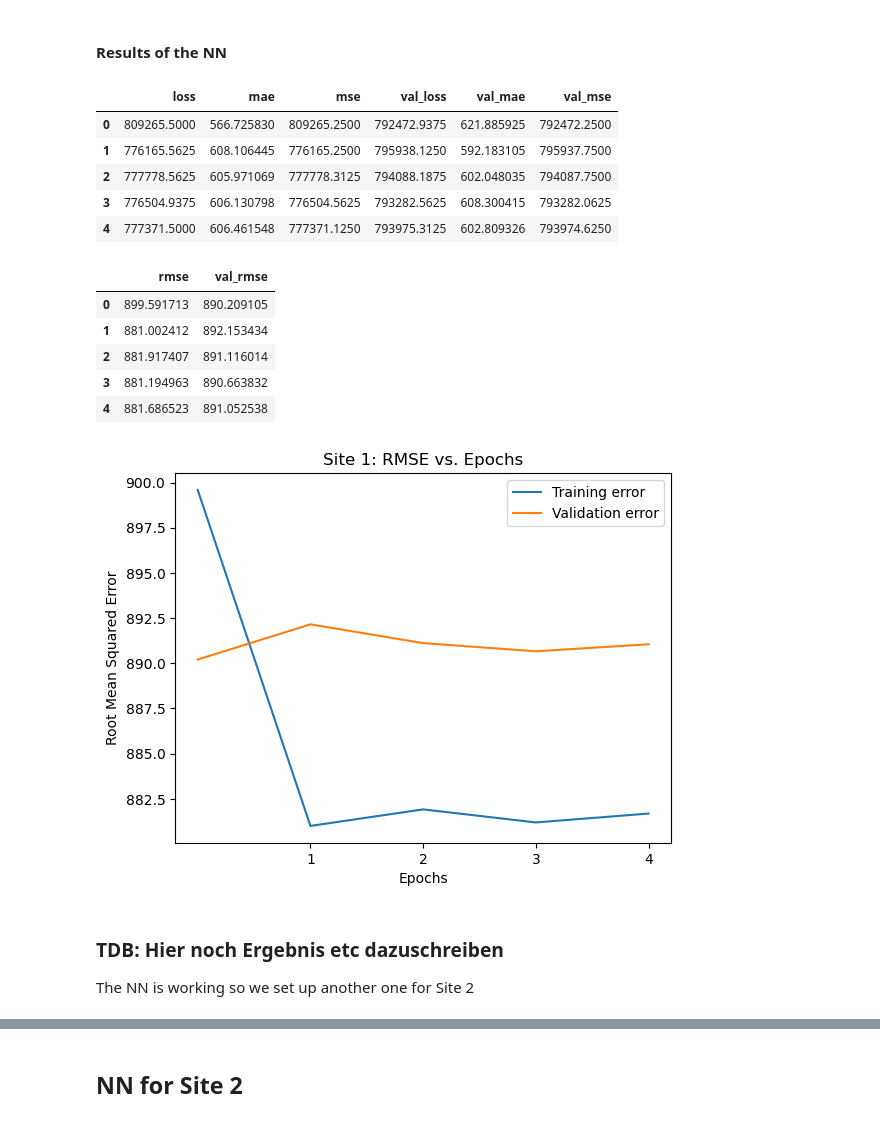
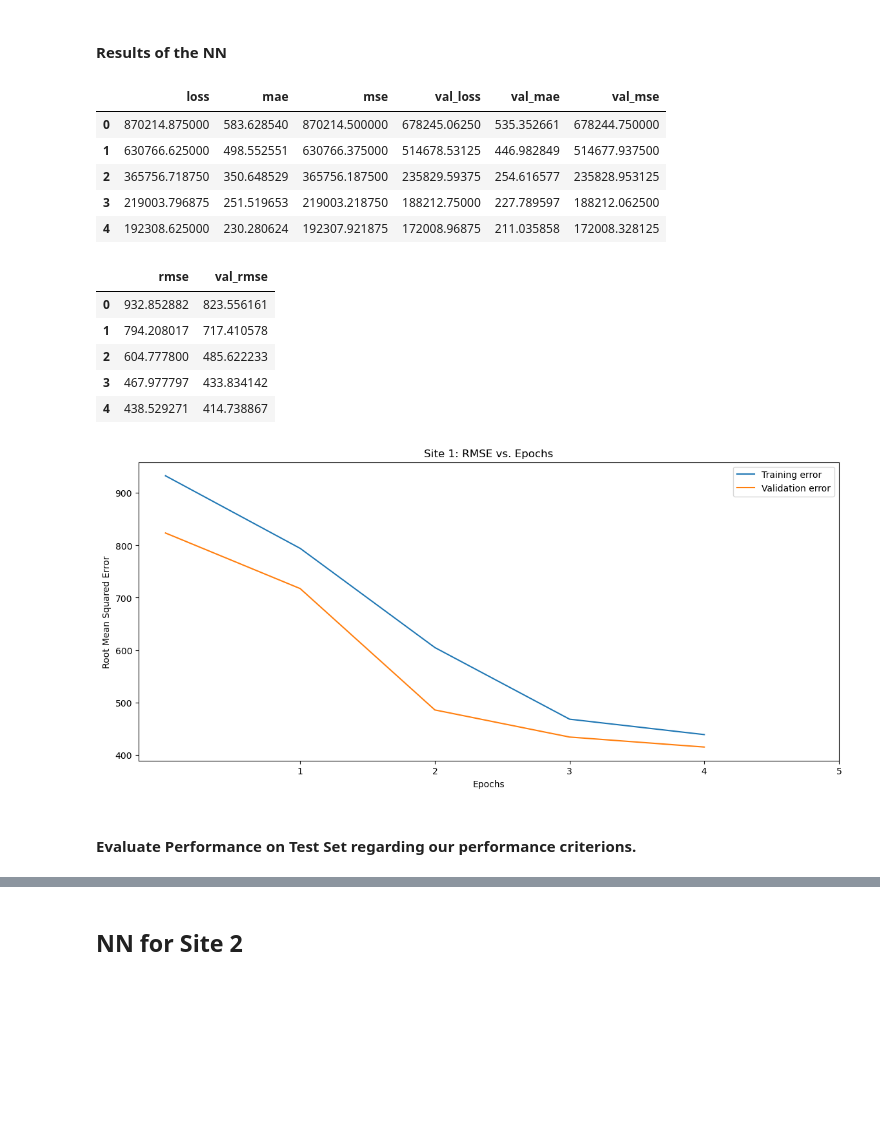
Before and after one commit to JakobJetter/AA_Project_WS2526, a Jupyter notebook: 04_Predicitve_Analytics/neural_network.ipynb, the cells around one changed output, grey strips where cells are left out. Cells and saved outputs as stored; diff of their text form; code cells hidden in the pictures; blank space fills up the shorter version.

```diff
--- a/04_Predicitve_Analytics/neural_network.ipynb
+++ b/04_Predicitve_Analytics/neural_network.ipynb
@@ -193,6 +192,6 @@ classifier.compile(loss='mse',
 # %%
 history = classifier.fit(X_norm_train, y_train,
                             validation_data=(X_norm_val, y_val),
-                            epochs=100,
+                            epochs=5,
                             batch_size=50)
 # %% [output]
@@ -214,39 +212,37 @@ history_df = pd.DataFrame(history.history)
 history_df
 # %% [output]
 |  | loss | mae | mse | val_loss | val_mae | val_mse |
-| 0 | 809265.5000 | 566.725830 | 809265.2500 | 792472.9375 | 621.885925 | 792472.2500 |
-| 1 | 776165.5625 | 608.106445 | 776165.2500 | 795938.1250 | 592.183105 | 795937.7500 |
-| 2 | 777778.5625 | 605.971069 | 777778.3125 | 794088.1875 | 602.048035 | 794087.7500 |
-| 3 | 776504.9375 | 606.130798 | 776504.5625 | 793282.5625 | 608.300415 | 793282.0625 |
-| 4 | 777371.5000 | 606.461548 | 777371.1250 | 793975.3125 | 602.809326 | 793974.6250 |
+| 0 | 870214.875000 | 583.628540 | 870214.500000 | 678245.06250 | 535.352661 | 678244.750000 |
+| 1 | 630766.625000 | 498.552551 | 630766.375000 | 514678.53125 | 446.982849 | 514677.937500 |
+| 2 | 365756.718750 | 350.648529 | 365756.187500 | 235829.59375 | 254.616577 | 235828.953125 |
+| 3 | 219003.796875 | 251.519653 | 219003.218750 | 188212.75000 | 227.789597 | 188212.062500 |
+| 4 | 192308.625000 | 230.280624 | 192307.921875 | 172008.96875 | 211.035858 | 172008.328125 |
 # %%
 root_metrics_df = history_df[["mse", "val_mse"]].apply(np.sqrt)
 root_metrics_df.rename({"mse":"rmse", "val_mse":"val_rmse"}, axis=1, inplace=True)
 root_metrics_df
 # %% [output]
 |  | rmse | val_rmse |
-| 0 | 899.591713 | 890.209105 |
-| 1 | 881.002412 | 892.153434 |
-| 2 | 881.917407 | 891.116014 |
-| 3 | 881.194963 | 890.663832 |
-| 4 | 881.686523 | 891.052538 |
+| 0 | 932.852882 | 823.556161 |
+| 1 | 794.208017 | 717.410578 |
+| 2 | 604.777800 | 485.622233 |
+| 3 | 467.977797 | 433.834142 |
+| 4 | 438.529271 | 414.738867 |
 # %%
 plt.figure(figsize=(14,6), dpi=100)
 
 plt.plot(root_metrics_df["rmse"], label = 'Training error')
 plt.plot(root_metrics_df["val_rmse"], label = 'Validation error')
 
 plt.xlabel("Epochs")
 plt.ylabel("Root Mean Squared Error")
 
-plt.xticks(range(1,101))
+plt.xticks(range(1,6))
 plt.legend()
 plt.title("Site 1: RMSE vs. Epochs")
 
 plt.show()
 # %% [output]
-[figure, old version]
+[figure, new version]
-# %% [markdown]
-### TDB: Hier noch Ergebnis etc dazuschreiben
-
-The NN is working so we set up another one for Site 2
+# %% [markdown]
+#### Evaluate Performance on Test Set regarding our performance criterions.
```
Also changed, not shown: parts of 37 cells of this notebook, 5 other files.
